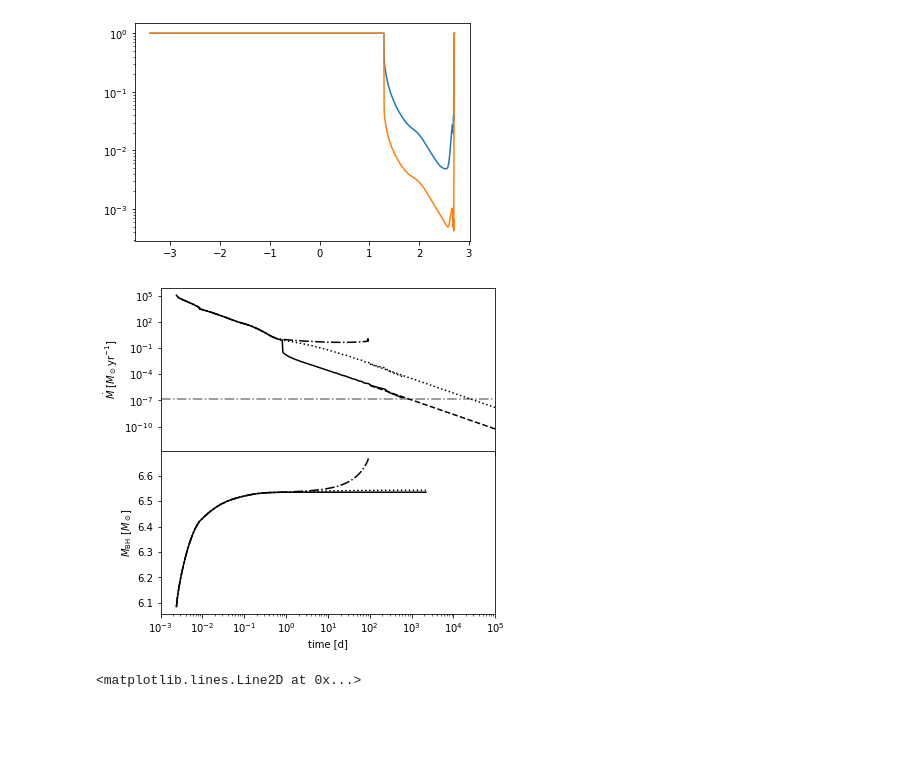
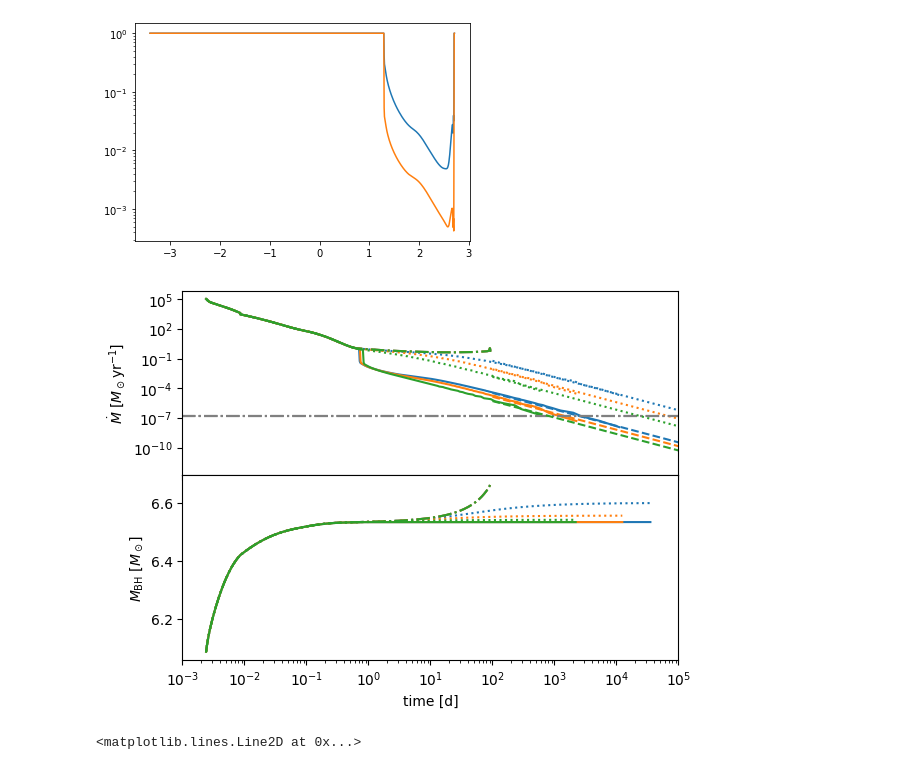
Before and after one commit to morganemacleod/FailedSNCalcs, a Jupyter notebook: MESAfailedSN.ipynb, the cells around one changed output. Cells and saved outputs as stored; diff of their text form; code cells hidden in the pictures; blank space fills up the shorter version.

```diff
--- a/MESAfailedSN.ipynb
+++ b/MESAfailedSN.ipynb
@@ -408,13 +408,14 @@ plt.plot(p['tff'][selh1]/tscale,p['mdot_ff'][selh1]/mdscale)
 for Etot in Elist:
     add_profile_columns_Eshock_fallback(p,Etot=Etot,alpha=alpha)
     plt.plot(p['tff_v'][selh1]/tscale,p['mdot_v'][selh1]/mdscale)
+    plt.plot(p['tff_v'][selh1]/tscale,p['mdot_v'][selh1]*p['frac_accrete_plume'][selh1]/mdscale)
 
 plt.axhline((1.26e38*p['mass'][0] / (0.1*3e10**2)) /mdscale, ls='--',label=r'$\dot M_{\rm Edd}$')
 
 
 # asymptotic fallback
 ind = np.argmax(p['rt'])
-mdnorm = 2/3*np.pi*p['r'][ind]**2 * 10**p['logRho'][ind] *p['vesc'][ind] / mdscale
+mdnorm = 2/3*np.pi*p['r'][ind]**2 * 10**p['logRho'][ind] *p['vesc'][ind]*p['frac_accrete_plume'][ind] / mdscale
 tnorm = p['tff'][ind]
 
 xp = np.logspace(0,5)*86400
@@ -466,7 +467,7 @@ print("% accreted:",np.sum(p['frac_accrete_rand']*p['dm'])/np.sum(p['dm']), np.s
 [figure]
 # %%
 def fallback_plot_variations(p,color='DodgerBlue'):
-    plt.figure(figsize=(6,6))
+    #plt.figure(figsize=(6,6))
     plt.subplot(211)
     tscale = 86400
     mdscale = c.msun/3.15e7
@@ -497,35 +498,43 @@ def fallback_plot_variations(p,color='DodgerBlue'):
     #plt.legend(loc='lower left')
     plt.loglog()
     plt.xlabel('time [d]')
     plt.ylabel(r'$\dot M \ [M_\odot {\rm yr}^{-1}]$')
     plt.xlim(1e-3,1e5)
     plt.xticks(visible=False)
 
 
     plt.subplot(212)
     m_inner = p['mass'][selh1][-1]
     plt.plot(np.flipud(p['tff'][selh1]/tscale),m_inner + np.cumsum(np.flipud(p['dm'][selh1]))/c.msun,ls='-.',label=r'H envelope freefall $\Delta M$',color=color)
     plt.plot(np.flipud(p['tff_v'][selh1]/tscale),m_inner + np.cumsum(np.flipud(p['dm'][selh1]))/c.msun,ls=':',label=r'H envelope $\Delta M$, shocked',color=color)
     plt.plot(np.flipud(p['tff_v'][selh1]/tscale),m_inner +  np.cumsum(np.flipud(p['dm'][selh1]*p['frac_accrete_plume'][selh1]))/c.msun,label=r'H envelope $\Delta M$, shocked',color=color)
     #plt.plot(np.flipud(p['tff_v'][selh1]/tscale),p['mass'][0] - (m_inner +  np.cumsum(np.flipud(p['dm'][selh1]*p['frac_accrete_plume'][selh1]))/c.msun),label=r'H envelope ejected',color='DodgerBlue')
     plt.semilogx()
     plt.xlabel('time [d]')
     plt.ylabel(r'$M_{\rm BH} \ [M_\odot]$')
     plt.xlim(1e-3,1e5)
 
     #plt.plot(np.flipud(p['tff_v'][selh1]/tscale),p['mass'][0] - (m_inner +  np.cumsum(np.flipud(p['dm'][selh1]*p['frac_accrete_plume'][selh1]))/c.msun),label=r'H envelope ejected',color='DodgerBlue')
     #plt.loglog()
     #plt.xlabel('time [d]')
     #plt.ylabel(r'$m_{\rm env, ej} \ [M_\odot]$')
 
     plt.subplots_adjust(hspace=0)
 
 
+myE = 1e46
+add_profile_columns_Eshock_fallback(p,Etot=myE,alpha=1,alpha_acc=0.6)
+fallback_plot_variations(p,color='C0')
+
+myE = 1e47
+add_profile_columns_Eshock_fallback(p,Etot=myE,alpha=1,alpha_acc=0.6)
+fallback_plot_variations(p,color='C1')
+
 myE = 1e48
 add_profile_columns_Eshock_fallback(p,Etot=myE,alpha=1,alpha_acc=0.6)
-fallback_plot_variations(p,color='k')
+fallback_plot_variations(p,color='C2')
 # %% [output]
-[figure, old version]
+[figure, new version]
 # %%
 def NH_ej(p,tt):
     if type(tt)==float:
```
Also changed, not shown: parts of 5 cells of this notebook.
